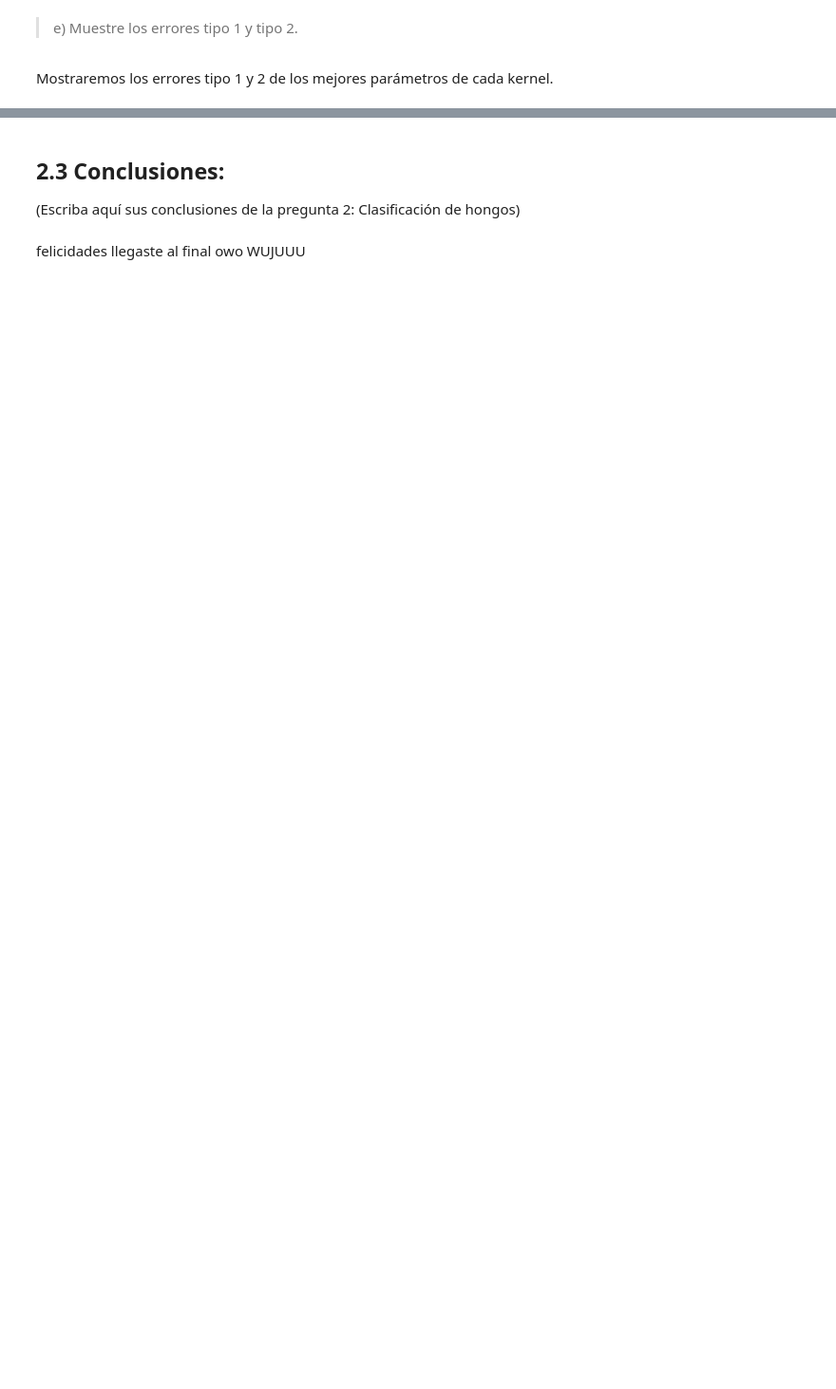
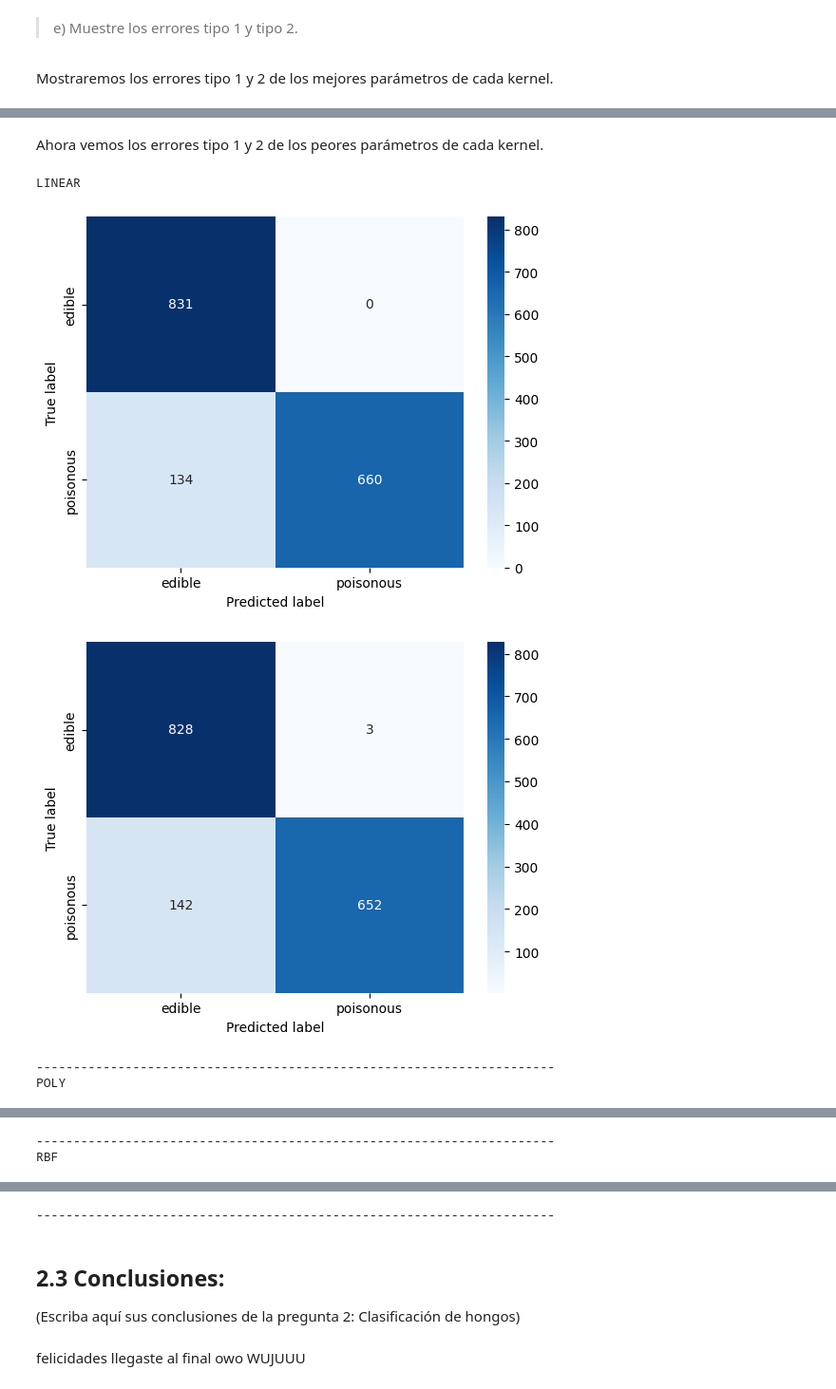
Before and after one commit to DYessouroun/Tareas-ML, a Jupyter notebook: Entregable_Tarea_1_DDD.ipynb, the cells around one changed output, grey strips where cells are left out. Shown at 95% size. Cells and saved outputs as stored; diff of their text form; code cells hidden in the pictures; blank space fills up the shorter version.

```diff
--- a/Entregable_Tarea_1_DDD.ipynb
+++ b/Entregable_Tarea_1_DDD.ipynb
@@ -2378,0 +2419,15 @@ for kernel in kernels:
+# %% [markdown]
+Ahora vemos los errores tipo 1 y 2 de los peores parámetros de cada kernel.
+# %%
+kernels = ['linear', 'poly', 'rbf']
+for kernel in kernels:
+    print(f'{kernel.upper()}')
+    plot_cm(y_test, y_pred_1[kernel][1])
+    plot_cm(y_test, y_pred_2[kernel][1])
+    print('----------------------------------------------------------------------')
+# %% [output]
+LINEAR
+[figure, added]
+[figure, added]
+----------------------------------------------------------------------
+POLY
@@ -2378,0 +2436,2 @@ for kernel in kernels:
+----------------------------------------------------------------------
+RBF
@@ -2379,3 +2440,4 @@ for kernel in kernels:
+----------------------------------------------------------------------
 # %% [markdown]
 ## 2.3 Conclusiones:
 
```
Also changed, not shown: parts of 24 cells of this notebook.
